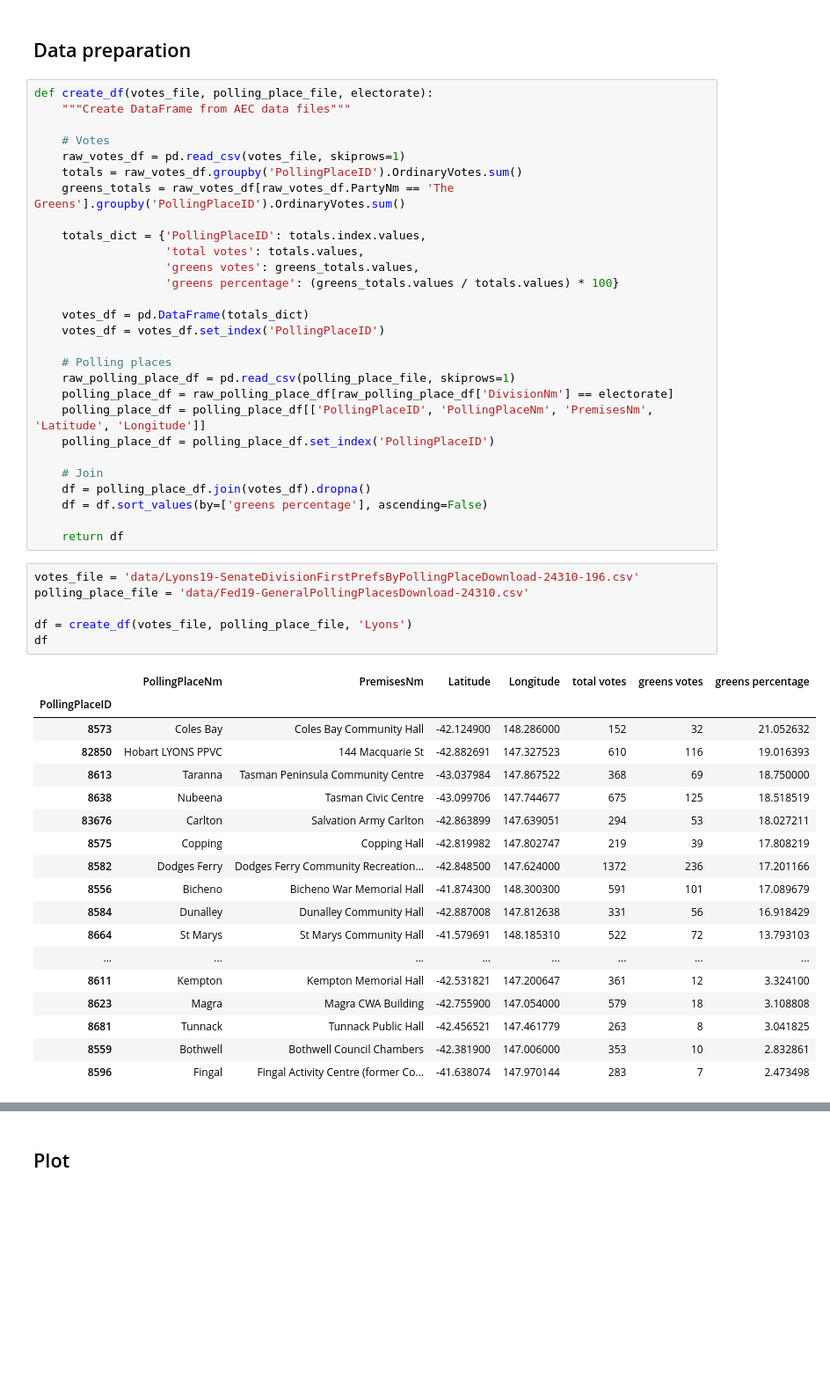
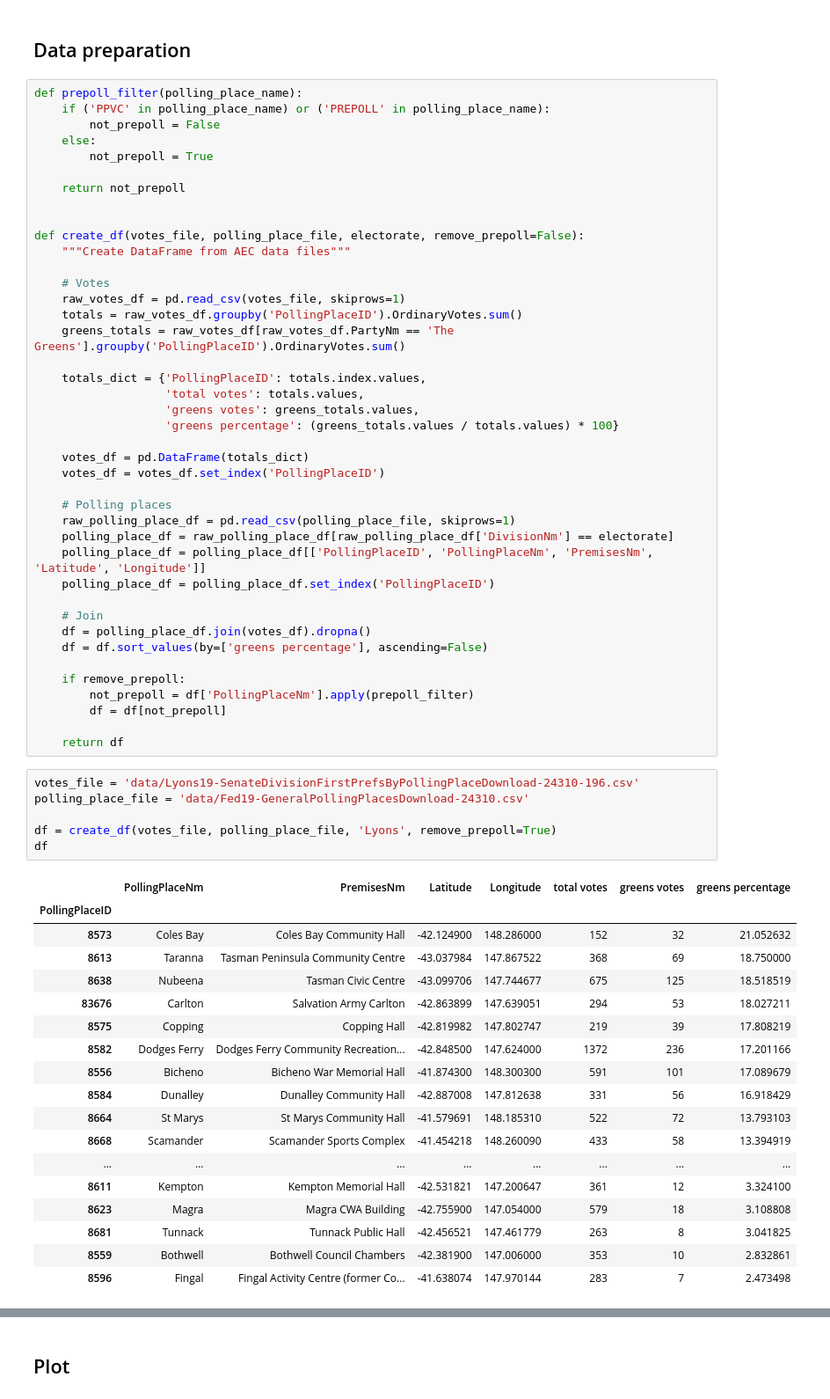
Before and after one commit to DamienIrving/election-analysis, a Jupyter notebook: geoviews_vote_map.ipynb, the cells around one changed output, grey strips where cells are left out. Shown at 88% size. Drawn from its saved outputs; the diff is of its cells as text; blank space fills up the shorter version.

Commit message:
Option to remove prepolls

```diff
--- a/geoviews_vote_map.ipynb
+++ b/geoviews_vote_map.ipynb
@@ -12,7 +16,16 @@ gv.extension('bokeh')
 # %% [markdown]
 ## Data preparation
 # %%
-def create_df(votes_file, polling_place_file, electorate):
+def prepoll_filter(polling_place_name):
+    if ('PPVC' in polling_place_name) or ('PREPOLL' in polling_place_name):
+        not_prepoll = False
+    else:
+        not_prepoll = True
+
+    return not_prepoll
+
+
+def create_df(votes_file, polling_place_file, electorate, remove_prepoll=False):
     """Create DataFrame from AEC data files"""
 
     # Votes
@@ -38,18 +51,21 @@ def create_df(votes_file, polling_place_file, electorate):
     df = polling_place_df.join(votes_df).dropna()
     df = df.sort_values(by=['greens percentage'], ascending=False)
 
+    if remove_prepoll:
+        not_prepoll = df['PollingPlaceNm'].apply(prepoll_filter)
+        df = df[not_prepoll]
+
     return df
 # %%
 votes_file = 'data/Lyons19-SenateDivisionFirstPrefsByPollingPlaceDownload-24310-196.csv'
 polling_place_file = 'data/Fed19-GeneralPollingPlacesDownload-24310.csv'
 
-df = create_df(votes_file, polling_place_file, 'Lyons')
+df = create_df(votes_file, polling_place_file, 'Lyons', remove_prepoll=True)
 df
 # %% [output]
 |  | PollingPlaceNm | PremisesNm | Latitude | Longitude | total votes | greens votes | greens percentage |
 | PollingPlaceID |  |  |  |  |  |  |  |
 | 8573 | Coles Bay | Coles Bay Community Hall | -42.124900 | 148.286000 | 152 | 32 | 21.052632 |
-| 82850 | Hobart LYONS PPVC | 144 Macquarie St | -42.882691 | 147.327523 | 610 | 116 | 19.016393 |
 | 8613 | Taranna | Tasman Peninsula Community Centre | -43.037984 | 147.867522 | 368 | 69 | 18.750000 |
 | 8638 | Nubeena | Tasman Civic Centre | -43.099706 | 147.744677 | 675 | 125 | 18.518519 |
 | 83676 | Carlton | Salvation Army Carlton | -42.863899 | 147.639051 | 294 | 53 | 18.027211 |
@@ -58,6 +74,7 @@ df
 | 8556 | Bicheno | Bicheno War Memorial Hall | -41.874300 | 148.300300 | 591 | 101 | 17.089679 |
 | 8584 | Dunalley | Dunalley Community Hall | -42.887008 | 147.812638 | 331 | 56 | 16.918429 |
 | 8664 | St Marys | St Marys Community Hall | -41.579691 | 148.185310 | 522 | 72 | 13.793103 |
+| 8668 | Scamander | Scamander Sports Complex | -41.454218 | 148.260090 | 433 | 58 | 13.394919 |
 | ... | ... | ... | ... | ... | ... | ... | ... |
 | 8611 | Kempton | Kempton Memorial Hall | -42.531821 | 147.200647 | 361 | 12 | 3.324100 |
 | 8623 | Magra | Magra CWA Building | -42.755900 | 147.054000 | 579 | 18 | 3.108808 |
```
Also changed, not shown: parts of 4 cells of this notebook, 1 other file.
